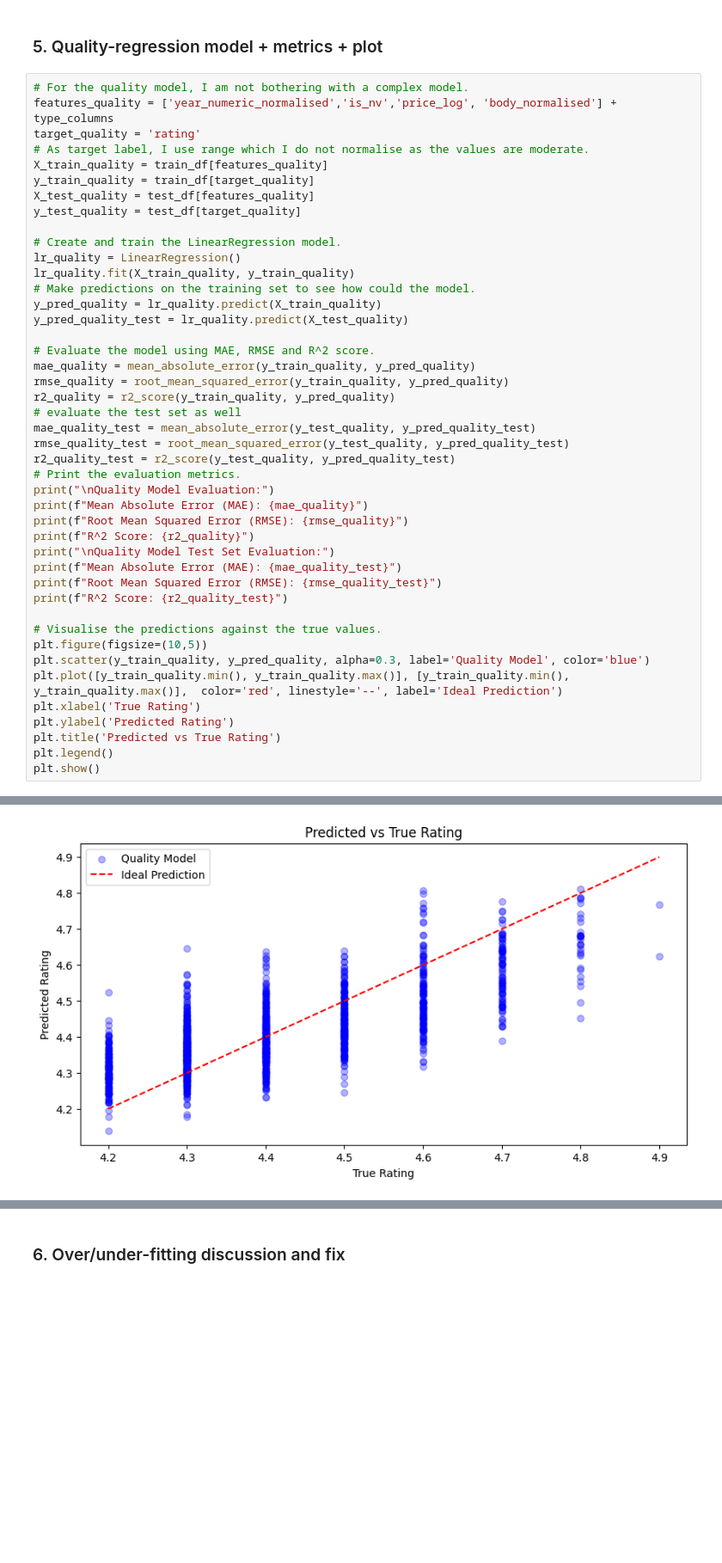
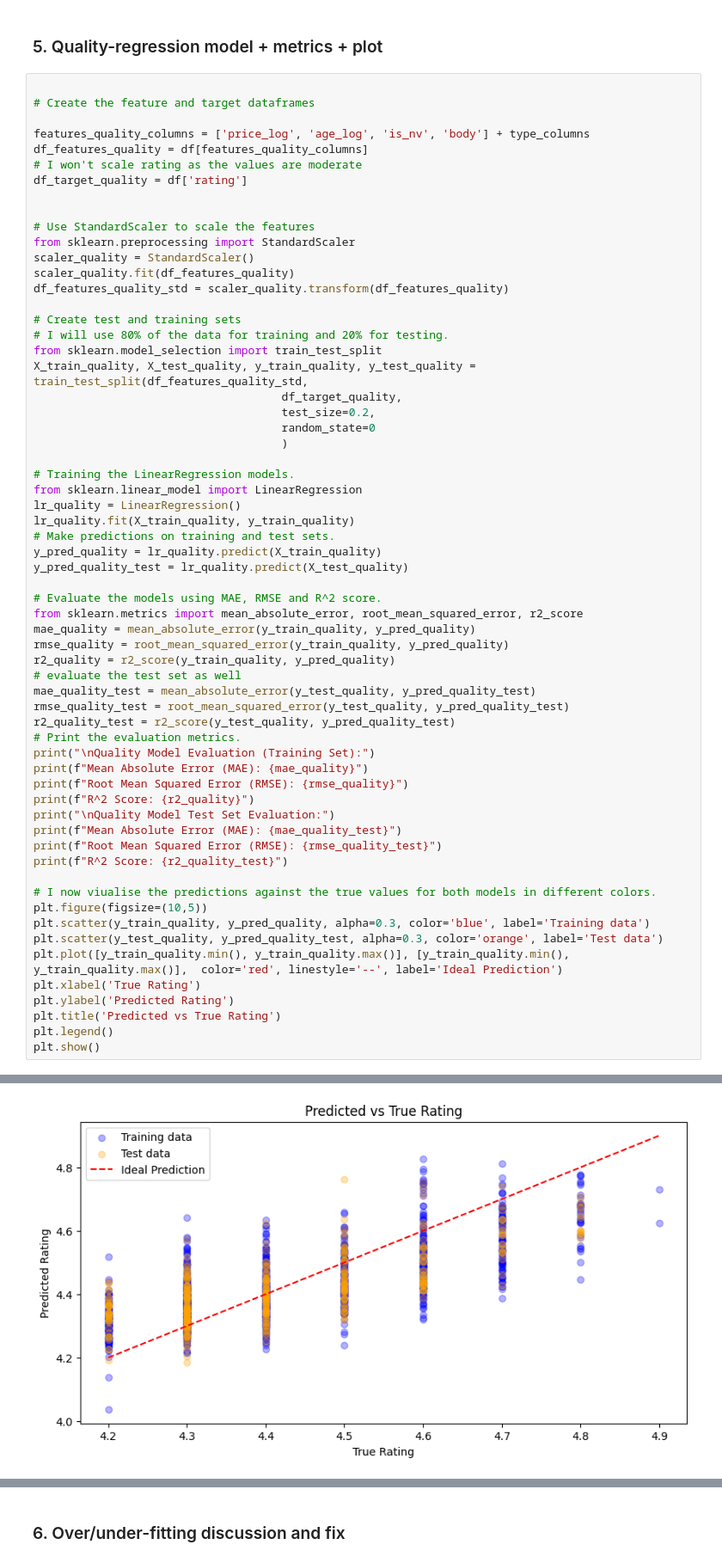
Before and after one commit to SailorJens/ML_Uni_Notebooks, a Jupyter notebook: Assessment template - Regression_JensSegler_FINAL.ipynb, the cells around one changed output, grey strips where cells are left out. Shown at 86% size. Saved outputs shown, nothing was run; the diff lists cells and outputs as text; blank space fills up the shorter version.

```diff
--- a/Assessment template - Regression_JensSegler_FINAL.ipynb
+++ b/Assessment template - Regression_JensSegler_FINAL.ipynb
@@ -327,23 +330,40 @@ The  **visualisation** shows that the model performs better for the lower price
 # %% [markdown]
 ### 5. Quality-regression model + metrics + plot
 # %%
-# For the quality model, I am not bothering with a complex model.
-features_quality = ['year_numeric_normalised','is_nv','price_log', 'body_normalised'] + type_columns
-target_quality = 'rating'
-# As target label, I use range which I do not normalise as the values are moderate.
-X_train_quality = train_df[features_quality]
-y_train_quality = train_df[target_quality]
-X_test_quality = test_df[features_quality]
-y_test_quality = test_df[target_quality]
 
-# Create and train the LinearRegression model.
+# Create the feature and target dataframes
+
+features_quality_columns = ['price_log', 'age_log', 'is_nv', 'body'] + type_columns
+df_features_quality = df[features_quality_columns]
+# I won't scale rating as the values are moderate
+df_target_quality = df['rating']
+
+
+# Use StandardScaler to scale the features
+from sklearn.preprocessing import StandardScaler
+scaler_quality = StandardScaler()
+scaler_quality.fit(df_features_quality)
+df_features_quality_std = scaler_quality.transform(df_features_quality)
+
+# Create test and training sets
+# I will use 80% of the data for training and 20% for testing.
+from sklearn.model_selection import train_test_split
+X_train_quality, X_test_quality, y_train_quality, y_test_quality = train_test_split(df_features_quality_std,
+                                     df_target_quality,
+                                     test_size=0.2,
+                                     random_state=0
+                                     )
+
+# Training the LinearRegression models.
+from sklearn.linear_model import LinearRegression
 lr_quality = LinearRegression()
 lr_quality.fit(X_train_quality, y_train_quality)
-# Make predictions on the training set to see how could the model.
+# Make predictions on training and test sets.
 y_pred_quality = lr_quality.predict(X_train_quality)
 y_pred_quality_test = lr_quality.predict(X_test_quality)
 
-# Evaluate the model using MAE, RMSE and R^2 score.
+# Evaluate the models using MAE, RMSE and R^2 score.
+from sklearn.metrics import mean_absolute_error, root_mean_squared_error, r2_score
 mae_quality = mean_absolute_error(y_train_quality, y_pred_quality)
 rmse_quality = root_mean_squared_error(y_train_quality, y_pred_quality)
 r2_quality = r2_score(y_train_quality, y_pred_quality)
@@ -352,7 +372,7 @@ mae_quality_test = mean_absolute_error(y_test_quality, y_pred_quality_test)
 rmse_quality_test = root_mean_squared_error(y_test_quality, y_pred_quality_test)
 r2_quality_test = r2_score(y_test_quality, y_pred_quality_test)
 # Print the evaluation metrics.
-print("\nQuality Model Evaluation:")
+print("\nQuality Model Evaluation (Training Set):")
 print(f"Mean Absolute Error (MAE): {mae_quality}")
 print(f"Root Mean Squared Error (RMSE): {rmse_quality}")
 print(f"R^2 Score: {r2_quality}")
@@ -361,9 +381,10 @@ print(f"Mean Absolute Error (MAE): {mae_quality_test}")
 print(f"Root Mean Squared Error (RMSE): {rmse_quality_test}")
 print(f"R^2 Score: {r2_quality_test}")
 
-# Visualise the predictions against the true values.
+# I now viualise the predictions against the true values for both models in different colors.
 plt.figure(figsize=(10,5))
-plt.scatter(y_train_quality, y_pred_quality, alpha=0.3, label='Quality Model', color='blue')
+plt.scatter(y_train_quality, y_pred_quality, alpha=0.3, color='blue', label='Training data')
+plt.scatter(y_test_quality, y_pred_quality_test, alpha=0.3, color='orange', label='Test data')
 plt.plot([y_train_quality.min(), y_train_quality.max()], [y_train_quality.min(), y_train_quality.max()],  color='red', linestyle='--', label='Ideal Prediction')
 plt.xlabel('True Rating')
 plt.ylabel('Predicted Rating')
@@ -383 +404 @@ R^2 Score: 0.47936218871317104
-[figure, old version]
+[figure, new version]
```
Also changed, not shown: parts of 9 cells of this notebook.
